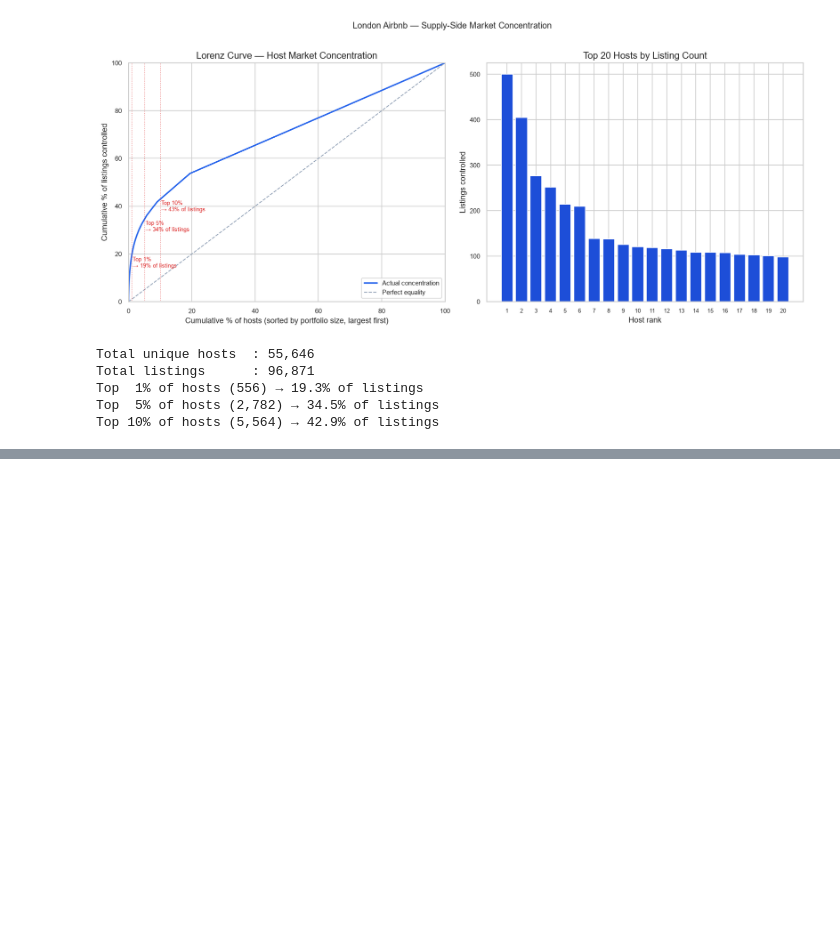
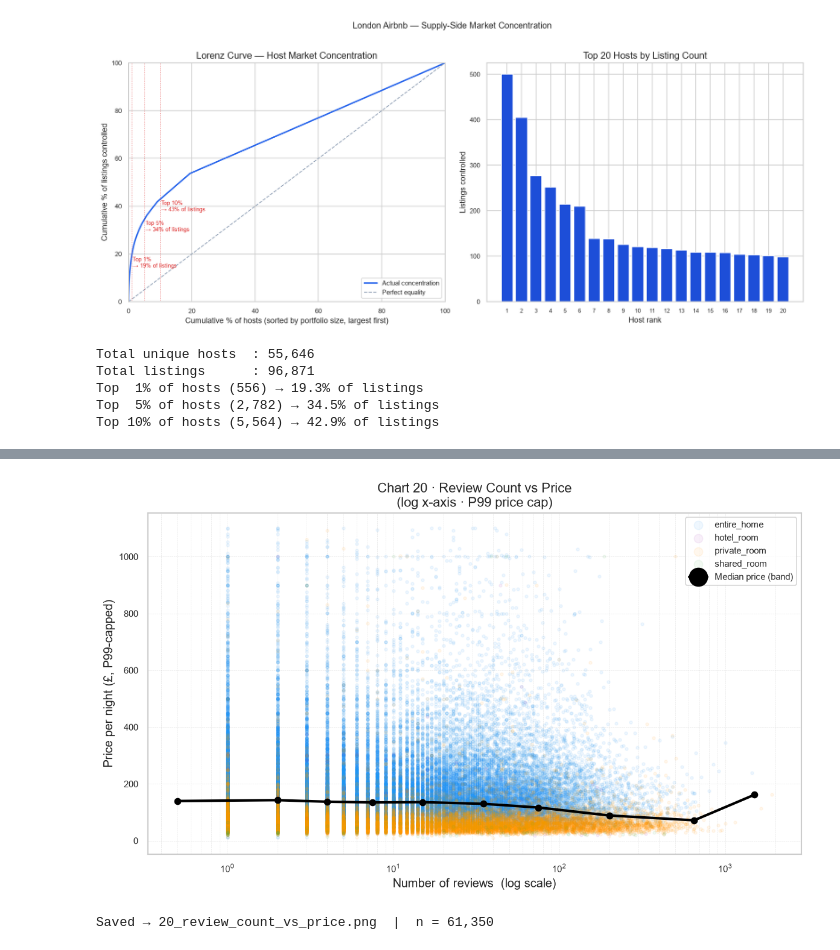
Before and after one commit to bavikaranyogeswaran/Airbnb-Multi-City-Data-Pipeline, a Jupyter notebook: notebooks/03_exploratory_data_analysis.ipynb, the cells around one changed output, grey strips where cells are left out. Saved outputs shown, nothing was run; the diff lists cells and outputs as text; code cells hidden in the pictures; blank space fills up the shorter version.

Commit message:
add review and demand-side analysis

```diff
--- a/notebooks/03_exploratory_data_analysis.ipynb
+++ b/notebooks/03_exploratory_data_analysis.ipynb
@@ -1434,0 +1444,51 @@ Top 10% of hosts (5,564) → 42.9% of listings
+# %%
+# ── Chart 20 · 10.1  Review count vs price scatter ──────────────────────────
+# Review counts are highly right-skewed (max=1902, P75=20) so log-scale x-axis
+# is essential to see the bulk of listings. Colour = room type.
+# Overlay = median price per review-count band to show the trend direction.
+
+# Filter: need both review count and valid price
+scatter_df = eda[eda["number_of_reviews"].notna()].copy()
+p99_price  = scatter_df["price_numeric"].quantile(0.99)
+scatter_df = scatter_df[scatter_df["price_numeric"] <= p99_price]   # drop extreme price outliers
+
+# Log-spaced review-count bands for the median overlay line
+rc_bins   = [0, 1, 3, 5, 10, 20, 50, 100, 300, 1_000, 2_000]
+rc_labels = [f"{rc_bins[i]}–{rc_bins[i+1]}" for i in range(len(rc_bins)-1)]
+scatter_df["rc_band"] = pd.cut(scatter_df["number_of_reviews"],
+                                bins=rc_bins, labels=rc_labels, right=True)
+band_med = scatter_df.groupby("rc_band", observed=True)["price_numeric"].median()
+band_mid = [(rc_bins[i] + rc_bins[i+1]) / 2 for i in range(len(rc_bins)-1)]
+
+# Actual room_type column values are lowercase-with-underscores
+room_pal = {
+    "entire_home":  "#2196F3",
+    "private_room": "#FF9800",
+    "shared_room":  "#4CAF50",
+    "hotel_room":   "#9C27B0",
+}
+
+fig, ax = plt.subplots(figsize=(10, 6))
+for rtype, grp in scatter_df.groupby("room_type"):
+    color = room_pal.get(rtype, "#888888")
+    ax.scatter(grp["number_of_reviews"], grp["price_numeric"],
+               c=color, alpha=0.07, s=8, label=rtype, rasterized=True)
+
+# Median price trend line across review-count bands
+ax.plot(band_mid, band_med.values,
+        color="black", linewidth=2.5, marker="o", markersize=6,
+        label="Median price (band)", zorder=5)
+
+ax.set_xscale("log")
+ax.set_xlabel("Number of reviews  (log scale)", fontsize=12)
+ax.set_ylabel("Price per night (£, P99-capped)", fontsize=12)
+ax.set_title("Chart 20 · Review Count vs Price\n(log x-axis · P99 price cap)", fontsize=13)
+ax.legend(fontsize=9, markerscale=3)
+ax.grid(True, which="both", linestyle="--", linewidth=0.4, alpha=0.5)
+plt.tight_layout()
+plt.savefig(FIGS / "20_review_count_vs_price.png", dpi=150, bbox_inches="tight")
+plt.show()
+print(f"Saved → 20_review_count_vs_price.png  |  n = {len(scatter_df):,}")
+# %% [output]
+[figure, added]
+Saved → 20_review_count_vs_price.png  |  n = 61,350
```
Also changed, not shown: parts of 4 cells of this notebook, 6 other files.
